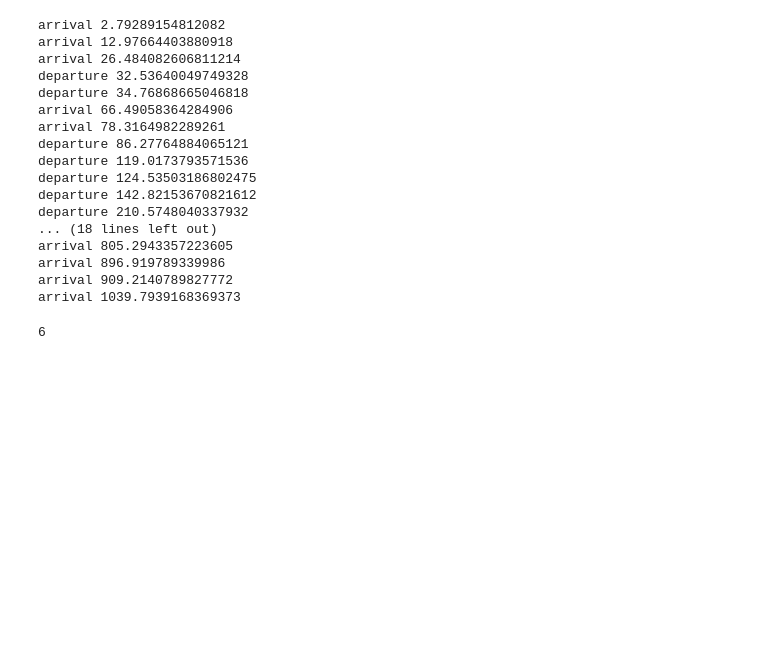
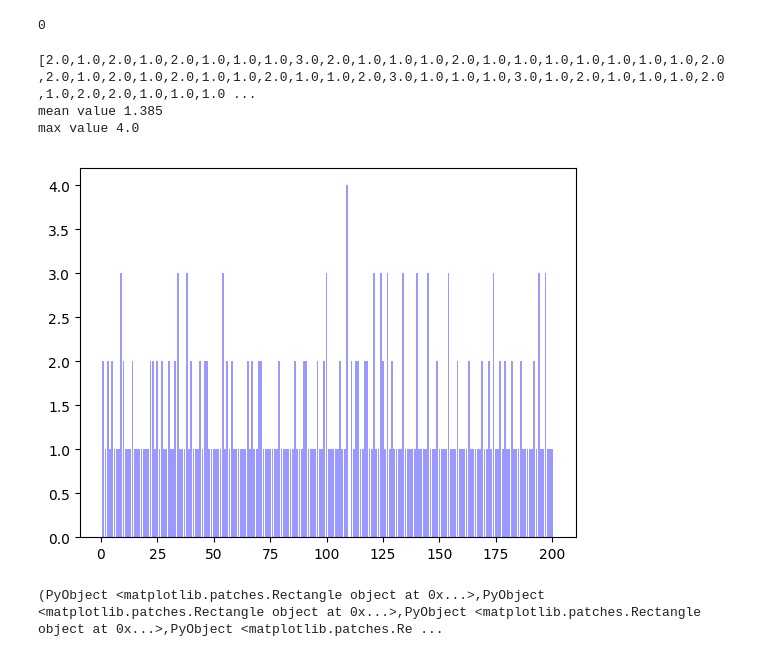
Before and after one commit to massiliak/ProjetFAT, a Jupyter notebook: fat.ipynb, the cells around one changed output. Drawn from its saved outputs; the diff is of its cells as text; code cells hidden in the pictures; blank space fills up the shorter version.

Commit message:
adding plots

```diff
--- a/fat.ipynb
+++ b/fat.ipynb
@@ -117,21 +121,21 @@ simulate (generic function with 1 method)
 # %%
-simulate(1000)
+simulate(120)
 # %% [output]
-arrival 2.79289154812082
-arrival 12.97664403880918
-arrival 26.484082606811214
-departure 32.53640049749328
-departure 34.76868665046818
-arrival 66.49058364284906
-arrival 78.3164982289261
-departure 86.27764884065121
-departure 119.0173793571536
-departure 124.53503186802475
-departure 142.82153670821612
-departure 210.5748040337932
-... (18 lines left out)
-arrival 805.2943357223605
-arrival 896.919789339986
-arrival 909.2140789827772
-arrival 1039.7939168369373
+0
-6
+# %%
+results = zeros(200)
+for t in range(1,200)
+    results[t] = simulate(T)
+end
+println(results)
+println("mean value ", mean(results))
+println("max value ", maximum(results))
+# %% [output]
+[2.0,1.0,2.0,1.0,2.0,1.0,1.0,1.0,3.0,2.0,1.0,1.0,1.0,2.0,1.0,1.0,1.0,1.0,1.0,1.0,1.0,2.0,2.0,1.0,2.0,1.0,2.0,1.0,1.0,2.0,1.0,1.0,2.0,3.0,1.0,1.0,1.0,3.0,1.0,2.0,1.0,1.0,1.0,2.0,1.0,2.0,2.0,1.0,1.0,1.0 ...
+mean value 1.385
+max value 4.0
+# %%
+bar(range(1, 200), results, color="blue",align="center",alpha=0.4)
+# %% [output]
+[figure, added]
+(PyObject <matplotlib.patches.Rectangle object at 0x...>,PyObject <matplotlib.patches.Rectangle object at 0x...>,PyObject <matplotlib.patches.Rectangle object at 0x...>,PyObject <matplotlib.patches.Re ...
```
Also changed, not shown: parts of 5 cells of this notebook.
